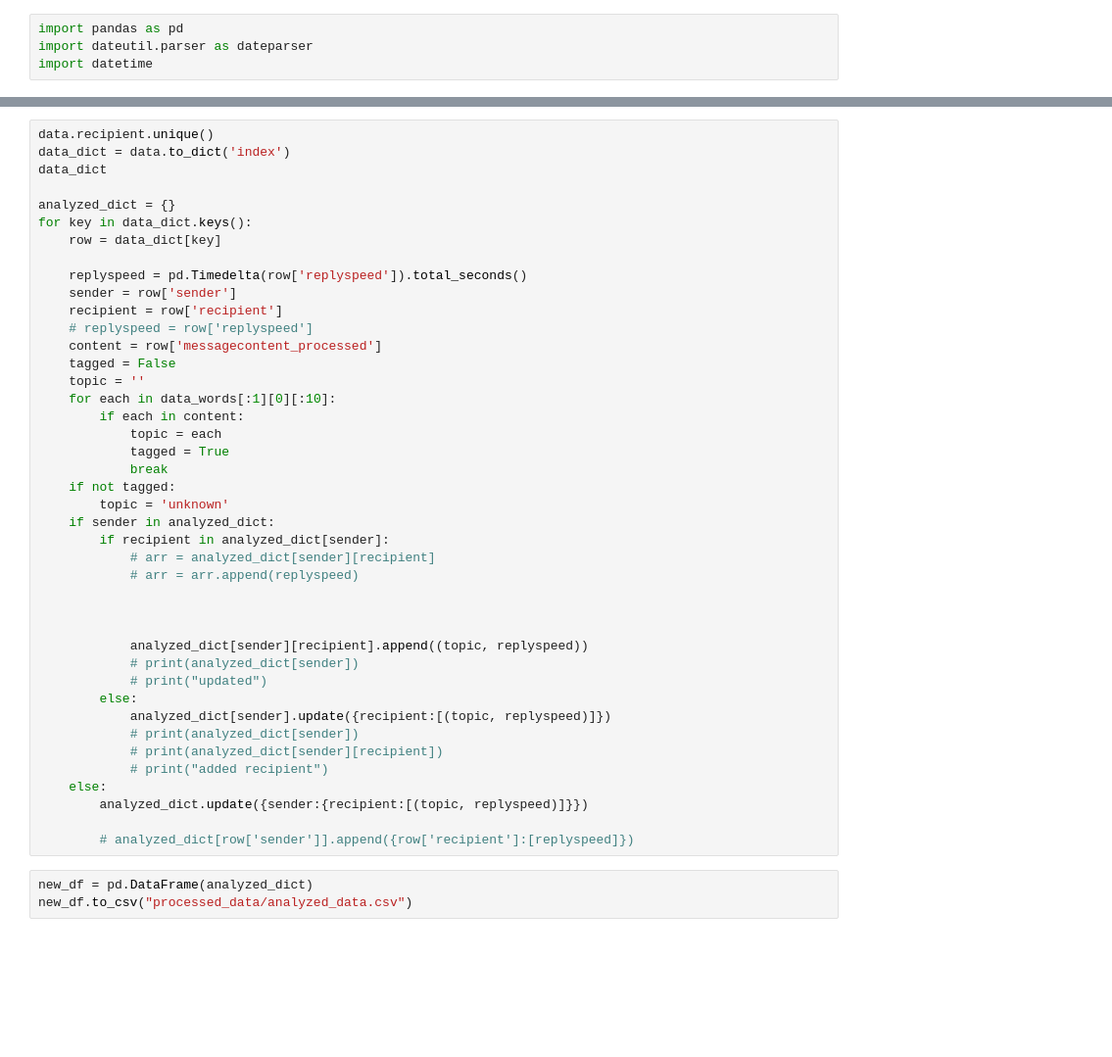
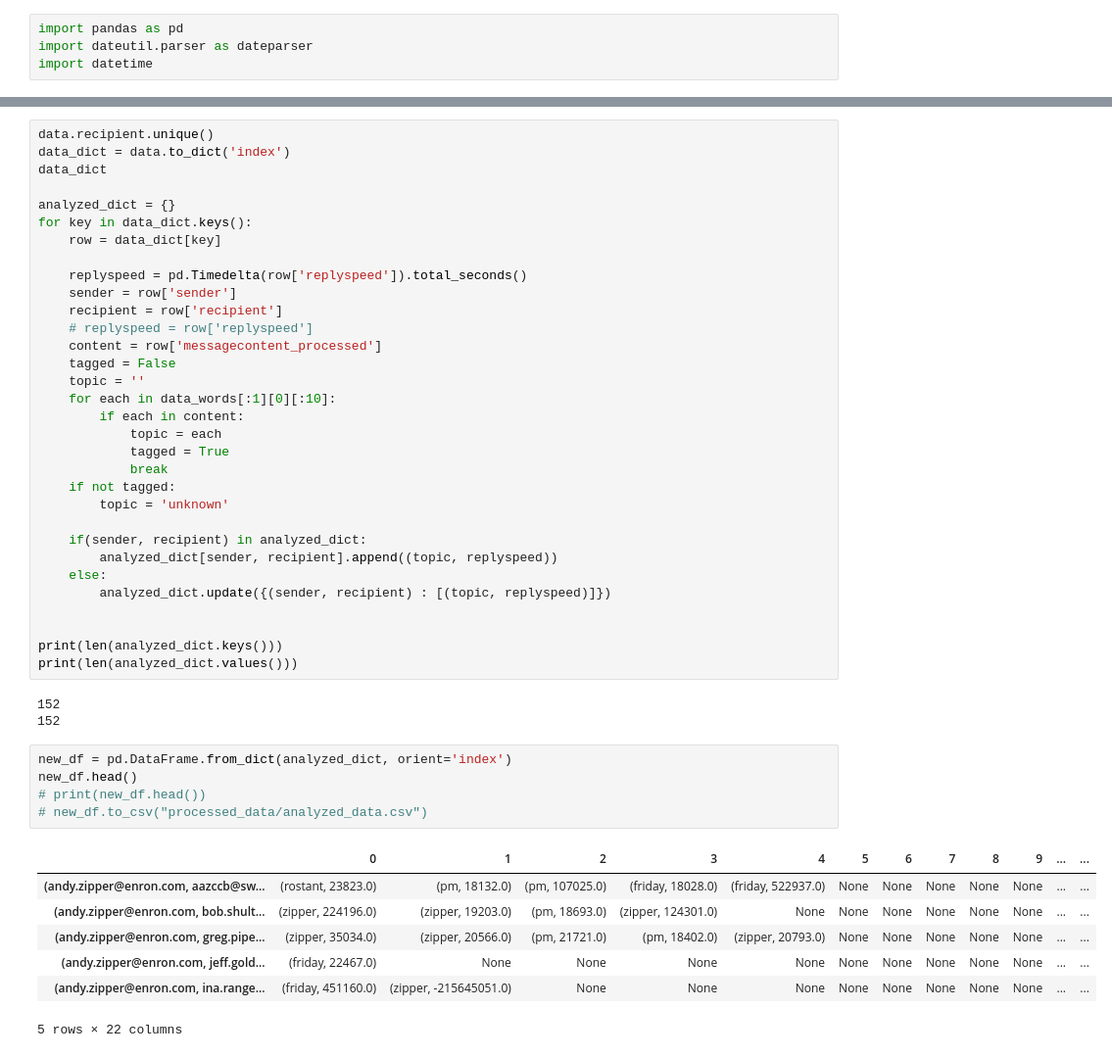
Before and after one commit to anan-ya-y/cs467-email-viz, a Jupyter notebook: analysis.ipynb, the cells around one changed output, grey strips where cells are left out. Shown at 98% size. Cells and saved outputs as stored; diff of their text form; blank space fills up the shorter version.

```diff
--- a/analysis.ipynb
+++ b/analysis.ipynb
@@ -124,25 +124,28 @@ for key in data_dict.keys():
             break
     if not tagged:
         topic = 'unknown'
-    if sender in analyzed_dict:
-        if recipient in analyzed_dict[sender]:
-            # arr = analyzed_dict[sender][recipient]
-            # arr = arr.append(replyspeed)
+
+    if(sender, recipient) in analyzed_dict:
+        analyzed_dict[sender, recipient].append((topic, replyspeed))
+    else:
+        analyzed_dict.update({(sender, recipient) : [(topic, replyspeed)]})
 
 
-
-            analyzed_dict[sender][recipient].append((topic, replyspeed))
-            # print(analyzed_dict[sender])
-            # print("updated")
-        else:
-            analyzed_dict[sender].update({recipient:[(topic, replyspeed)]})
-            # print(analyzed_dict[sender])
-            # print(analyzed_dict[sender][recipient])
-            # print("added recipient")
-    else:
-        analyzed_dict.update({sender:{recipient:[(topic, replyspeed)]}})
-
-        # analyzed_dict[row['sender']].append({row['recipient']:[replyspeed]})
+print(len(analyzed_dict.keys()))
+print(len(analyzed_dict.values()))
+# %% [output]
+152
+152
 # %%
-new_df = pd.DataFrame(analyzed_dict)
-new_df.to_csv("processed_data/analyzed_data.csv")
+new_df = pd.DataFrame.from_dict(analyzed_dict, orient='index')
+new_df.head()
+# print(new_df.head())
+# new_df.to_csv("processed_data/analyzed_data.csv")
+# %% [output]
+|  | 0 | 1 | 2 | 3 | 4 | 5 | 6 | 7 | 8 | 9 | ... | ... |
+| (andy.zipper@enron.com, aazccb@sw... | (rostant, 23823.0) | (pm, 18132.0) | (pm, 107025.0) | (friday, 18028.0) | (friday, 522937.0) | None | None | None | None | None | ... | ... |
+| (andy.zipper@enron.com, bob.shult... | (zipper, 224196.0) | (zipper, 19203.0) | (pm, 18693.0) | (zipper, 124301.0) | None | None | None | None | None | None | ... | ... |
+| (andy.zipper@enron.com, greg.pipe... | (zipper, 35034.0) | (zipper, 20566.0) | (pm, 21721.0) | (pm, 18402.0) | (zipper, 20793.0) | None | None | None | None | None | ... | ... |
+| (andy.zipper@enron.com, jeff.gold... | (friday, 22467.0) | None | None | None | None | None | None | None | None | None | ... | ... |
+| (andy.zipper@enron.com, ina.range... | (friday, 451160.0) | (zipper, -215645051.0) | None | None | None | None | None | None | None | None | ... | ... |
+5 rows × 22 columns
```
Also changed, not shown: parts of 2 cells of this notebook, 1 other file.
